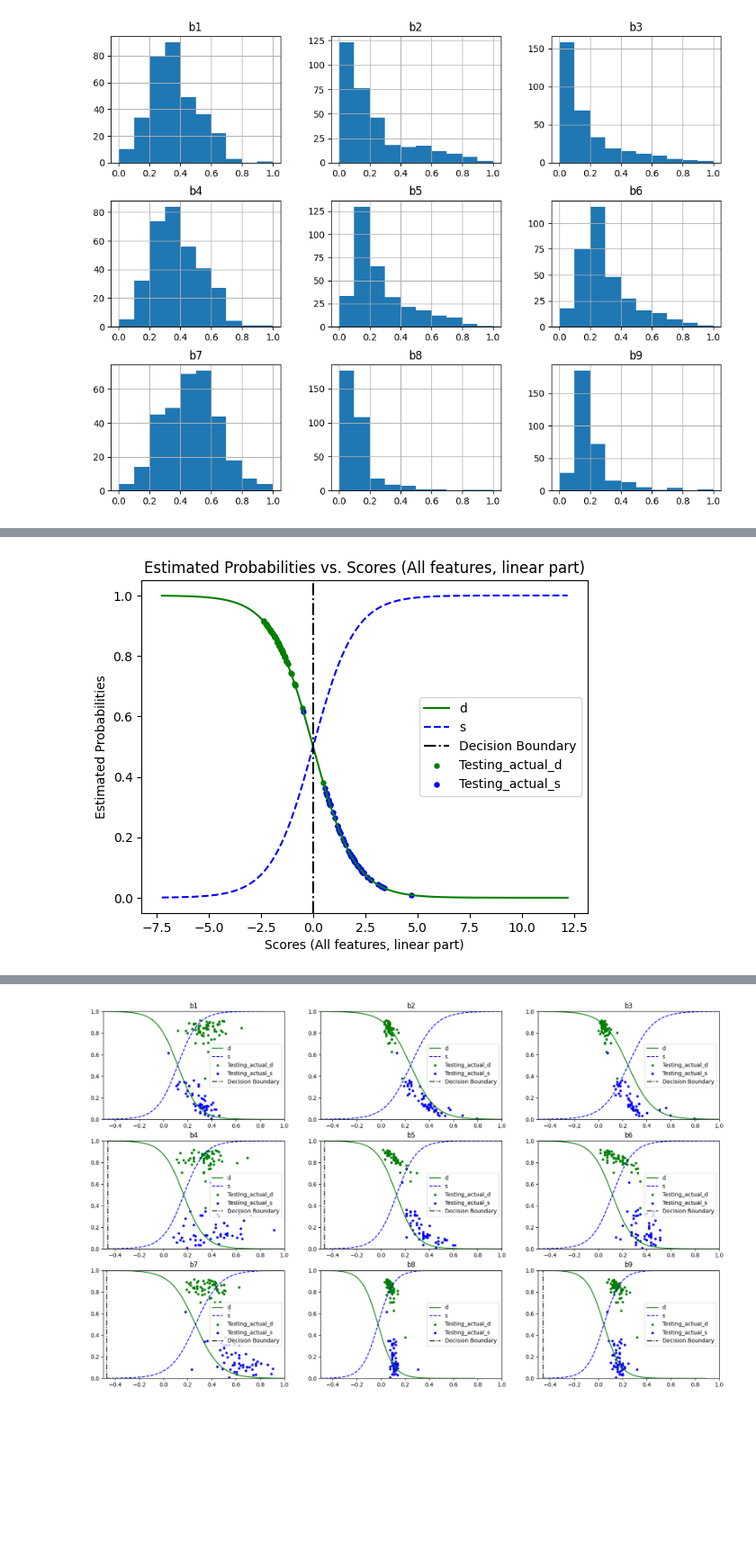
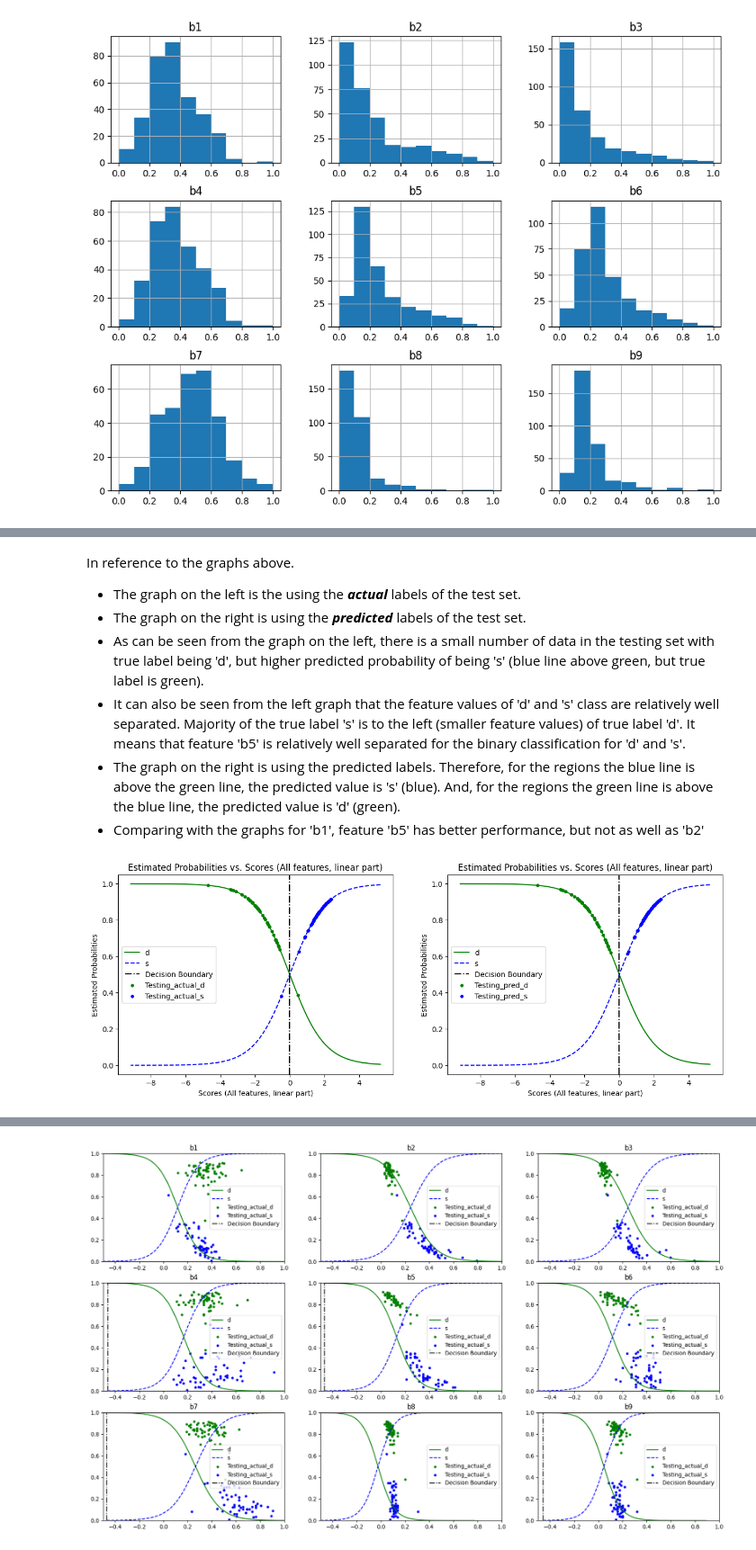
Before and after one commit to julietgrantham/CITS5508, a Jupyter notebook: Assignment 1/assignment1.ipynb, the cells around one changed output, grey strips where cells are left out. Shown at 90% size. Saved outputs shown, nothing was run; the diff lists cells and outputs as text; code cells hidden in the pictures; blank space fills up the shorter version.

```diff
--- a/Assignment 1/assignment1.ipynb
+++ b/Assignment 1/assignment1.ipynb
@@ -233,5 +309,5 @@ df_training_min_max_binary = df_training_min_max_binary.copy()
 df_testing_min_max_binary = df_testing_min_max_binary.copy()
 
 # set class 'd' to be 0, class 's' to be 1
-df_training_min_max_binary['class'] = df_training_min_max_binary['class'].apply(lambda x: 1 if x == 'd' else 0)
-df_testing_min_max_binary['class'] = df_testing_min_max_binary['class'].apply(lambda x: 1 if x == 'd' else 0)
+df_training_min_max_binary['class'] = df_training_min_max_binary['class'].apply(lambda x: 0 if x == 'd' else 1)
+df_testing_min_max_binary['class'] = df_testing_min_max_binary['class'].apply(lambda x: 0 if x == 'd' else 1)
@@ -371,0 +452,18 @@ weighted avg       0.95      0.95      0.95       113
+# %%
+# Feature b2 is used here. The model is trained using the Min Max scaling dataset
+
+# Create an instance of the LogisticRegression class
+log_reg_b5 = LogisticRegression(solver="lbfgs", random_state=42)
+
+# Fit the model on the training data
+log_reg_b5.fit(np.ravel(df_training_min_max_binary_x['b5']).reshape(-1, 1), np.ravel(df_training_min_max_binary_y))
+
+# Make predictions on the testing data
+arr_y_pred_min_max_log = log_reg_b5.predict(np.ravel(df_testing_min_max_binary_x['b5']).reshape(-1, 1))
+
+# Evaluate the model performance
+accuracy = accuracy_score(df_testing_min_max_binary_y, arr_y_pred_min_max_log)
+report = classification_report(df_testing_min_max_binary_y, arr_y_pred_min_max_log)
+
+print("Accuracy:", accuracy)
+print("\nReport on Classification:\n", report)
@@ -521,4 +715,14 @@ plt.show()
+# %% [markdown]
+In reference to the graphs above.
+* The graph on the left is the using the **_actual_** labels of the test set.
+* The graph on the right is using the **_predicted_** labels of the test set.
+* As can be seen from the graph on the left, there is a small number of data in the testing set with true label being 'd', but higher predicted probability of being 's' (blue line above green, but true label is green).
+* It can also be seen from the left graph that the feature values of 'd' and 's' class are relatively well separated. Majority of the true label 's' is to the left (smaller feature values) of true label 'd'. It means that feature 'b5' is relatively well separated for the binary classification for 'd' and 's'.
+* The graph on the right is using the predicted labels. Therefore, for the regions the blue line is above the green line, the predicted value is 's' (blue). And, for the regions the green line is above the blue line, the predicted value is 'd' (green).
+* Comparing with the graphs for 'b1', feature 'b5' has better performance, but not as well as 'b2'
 # %%
+# Define function to plot the probability curve against scores, decision boundaries and data from the test set
+
 def plot_proba_vs_score(scores_new,arr_y_proba,int_boundary,scores_test,arr_test_proba,arr_testing_y,actual_or_pred):
     # Plot the estimated probabilities vs. scores
     plt.plot(scores_new,
@@ -533,14 +737,13 @@ def plot_proba_vs_score(scores_new,arr_y_proba,int_boundary,scores_test,arr_test
                     label = 'Decision Boundary',
                     linestyle='dashdot')
 
-    # plt.plot(arr_testing_x[:,i], arr_test_proba[:, 0], ".", label="Test_d_prob")
     plt.scatter(scores_test[np.where(arr_testing_y==0)[0]],
                 arr_test_proba[:,0][np.where(arr_testing_y==0)[0]],
                 color='green',
                 label='Testing_'+actual_or_pred+'_d',
                 s=13)
     plt.scatter(scores_test[np.where(arr_testing_y==1)[0]],
-                arr_test_proba[:,0][np.where(arr_testing_y==1)[0]],
+                arr_test_proba[:,1][np.where(arr_testing_y==1)[0]],
                 color='blue',
                 label='Testing_'+actual_or_pred+'_s',
                 s=13)
@@ -558,41 +761,41 @@ i = 0
 
 # for each feature column, generate even spaced 1000 datapoints between maximum and minimum values
 for column in df_training_min_max_binary_x:
-    arr_steps = np.linspace(df_training_min_max_binary_x[column].min() - 0.5,
-                            df_training_min_max_binary_x[column].max() + 0.5,
+    arr_steps = np.linspace(df_training_min_max_binary_x[column].min() - 0.3,
+                            df_training_min_max_binary_x[column].max() + 0.2,
                             1000)
     # add the 1000 points to the new array
     arr_x_new[i] = arr_steps
     i += 1
 
 # transpose the new array as a new training set
 arr_x_new = arr_x_new.T
 
 #convert the array to dataframe with feature name, as how the model is trained
 df_x_new = pd.DataFrame(arr_x_new,columns = df_training_min_max_binary_x.columns)
 arr_y_proba = logistic_regression_all.predict_proba(df_x_new)
 
 
-# predict the probability of binary target
+# predict the probability of binary target and give prediction
 arr_testing_x = np.array(df_testing_min_max_binary_x)
 arr_testing_y = np.array(df_testing_min_max_binary_y)
 arr_test_proba = logistic_regression_all.predict_proba(df_testing_min_max_binary_x)
 arr_test_pred = logistic_regression_all.predict(df_testing_min_max_binary_x)
 
+# generate the score for all features -- Linear part
 scores_new = logistic_regression_all.decision_function(df_x_new)
 scores_test = logistic_regression_all.decision_function(df_testing_min_max_binary_x)
 
 int_boundary = scores_new[:][arr_y_proba[:, 0]>=0.5].max()
 
+fig = plt.figure(figsize=(15,5))
 
-# fig = plt.figure(figsize=(15,5))
-
-# plt.subplot(1,2,1)
+plt.subplot(1,2,1)
 plot_proba_vs_score(scores_new,arr_y_proba,int_boundary,scores_test,arr_test_proba,arr_testing_y,'actual')
 
-# plt.subplot(1,2,2)
-# plot_proba_vs_score(scores_new,arr_y_proba,int_boundary,scores_test,arr_test_proba,arr_test_pred,'pred')
+plt.subplot(1,2,2)
+plot_proba_vs_score(scores_new,arr_y_proba,int_boundary,scores_test,arr_test_proba,arr_test_pred,'pred')
 
 plt.show()
 # %% [output]
-[figure, old version]
+[figure, new version]
```
Also changed, not shown: parts of 57 cells of this notebook.
